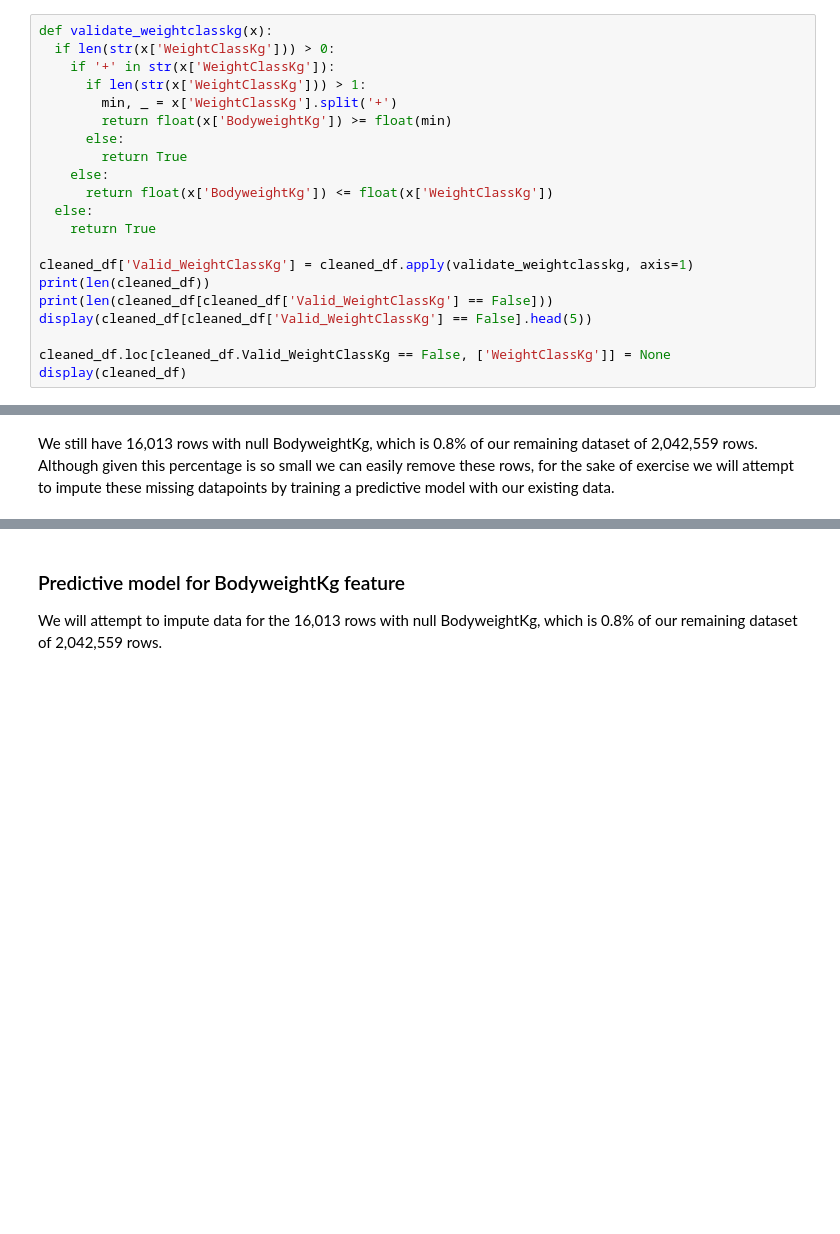
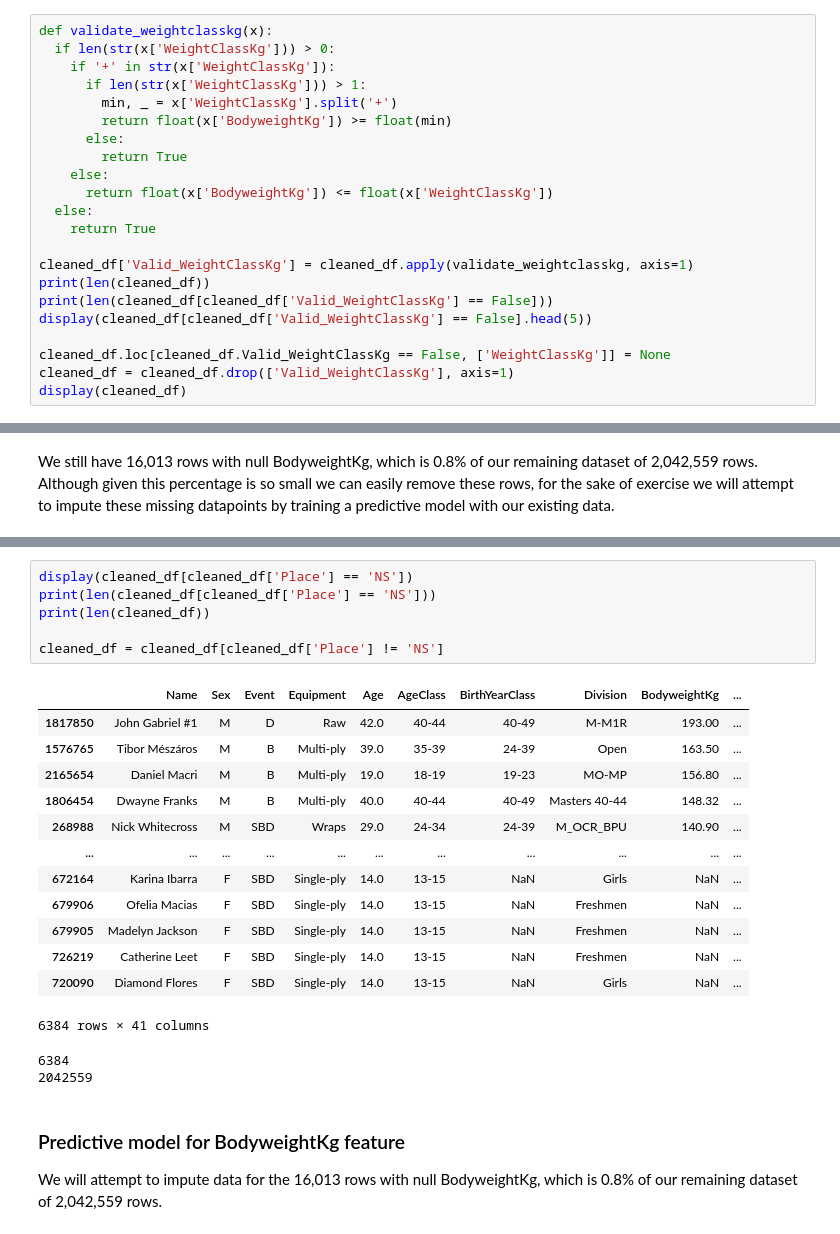
Before and after one commit to kim-jason/PowerliftingDataset, a Jupyter notebook: Powerlifting_Data_Science_Project.ipynb, the cells around one changed output, grey strips where cells are left out. Cells and saved outputs as stored; diff of their text form; blank space fills up the shorter version.

```diff
--- a/Powerlifting_Data_Science_Project.ipynb
+++ b/Powerlifting_Data_Science_Project.ipynb
@@ -475,6 +475,7 @@ print(len(cleaned_df[cleaned_df['Valid_WeightClassKg'] == False]))
 display(cleaned_df[cleaned_df['Valid_WeightClassKg'] == False].head(5))
 
 cleaned_df.loc[cleaned_df.Valid_WeightClassKg == False, ['WeightClassKg']] = None
+cleaned_df = cleaned_df.drop(['Valid_WeightClassKg'], axis=1)
 display(cleaned_df)
 # %% [output]
 2042559
@@ -524,3 +529,25 @@ print(len(cleaned_df))
+# %%
+display(cleaned_df[cleaned_df['Place'] == 'NS'])
+print(len(cleaned_df[cleaned_df['Place'] == 'NS']))
+print(len(cleaned_df))
+
+cleaned_df = cleaned_df[cleaned_df['Place'] != 'NS']
+# %% [output]
+|  | Name | Sex | Event | Equipment | Age | AgeClass | BirthYearClass | Division | BodyweightKg | ... |
+| 1817850 | John Gabriel #1 | M | D | Raw | 42.0 | 40-44 | 40-49 | M-M1R | 193.00 | ... |
+| 1576765 | Tibor Mészáros | M | B | Multi-ply | 39.0 | 35-39 | 24-39 | Open | 163.50 | ... |
+| 2165654 | Daniel Macri | M | B | Multi-ply | 19.0 | 18-19 | 19-23 | MO-MP | 156.80 | ... |
+| 1806454 | Dwayne Franks | M | B | Multi-ply | 40.0 | 40-44 | 40-49 | Masters 40-44 | 148.32 | ... |
+| 268988 | Nick Whitecross | M | SBD | Wraps | 29.0 | 24-34 | 24-39 | M_OCR_BPU | 140.90 | ... |
+| ... | ... | ... | ... | ... | ... | ... | ... | ... | ... | ... |
+| 672164 | Karina Ibarra | F | SBD | Single-ply | 14.0 | 13-15 | NaN | Girls | NaN | ... |
+| 679906 | Ofelia Macias | F | SBD | Single-ply | 14.0 | 13-15 | NaN | Freshmen | NaN | ... |
+| 679905 | Madelyn Jackson | F | SBD | Single-ply | 14.0 | 13-15 | NaN | Freshmen | NaN | ... |
+| 726219 | Catherine Leet | F | SBD | Single-ply | 14.0 | 13-15 | NaN | Freshmen | NaN | ... |
+| 720090 | Diamond Flores | F | SBD | Single-ply | 14.0 | 13-15 | NaN | Girls | NaN | ... |
+6384 rows × 41 columns
+6384
+2042559
 # %% [markdown]
 ### Predictive model for BodyweightKg feature
 
```
Also changed, not shown: parts of 8 cells of this notebook.
